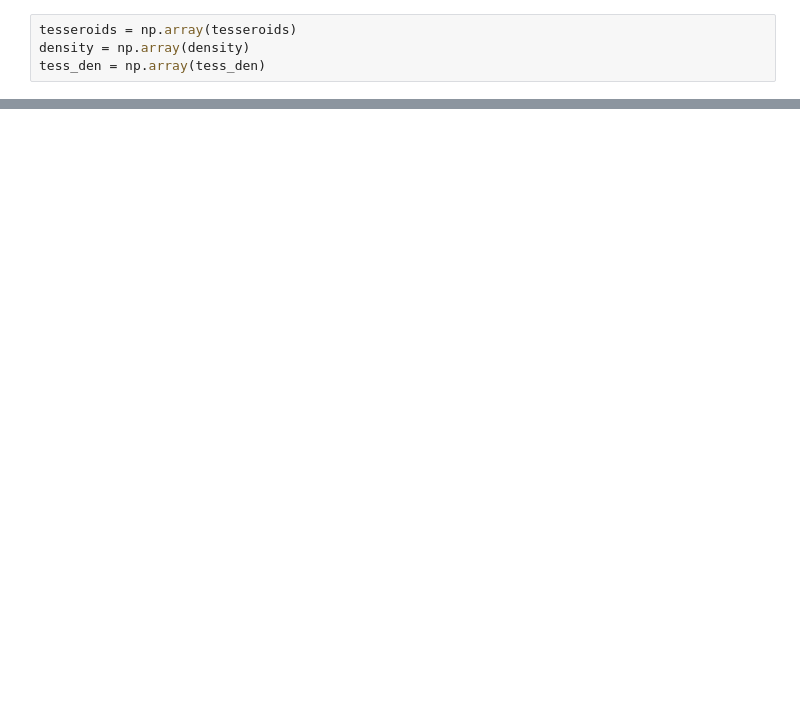
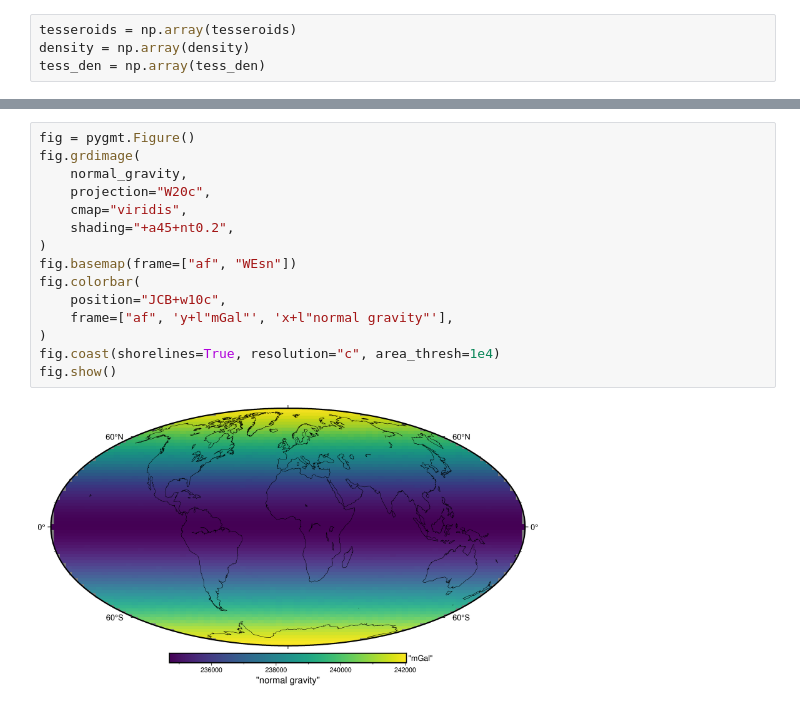
Before and after one commit to AmitavaDutta/gravity_tesseroids, a Jupyter notebook: gravity_distribution_tesseroids.ipynb, the cells around one changed output, grey strips where cells are left out. Drawn from its saved outputs; the diff is of its cells as text; blank space fills up the shorter version.

```diff
--- a/gravity_distribution_tesseroids.ipynb
+++ b/gravity_distribution_tesseroids.ipynb
@@ -366,0 +331,17 @@ np.shape(tesseroids)
+# %%
+fig = pygmt.Figure()
+fig.grdimage(
+    normal_gravity,
+    projection="W20c",
+    cmap="viridis",
+    shading="+a45+nt0.2",
+)
+fig.basemap(frame=["af", "WEsn"])
+fig.colorbar(
+    position="JCB+w10c",
+    frame=["af", 'y+l"mGal"', 'x+l"normal gravity"'],
+)
+fig.coast(shorelines=True, resolution="c", area_thresh=1e4)
+fig.show()
+# %% [output]
+[figure, added]
```
Also changed, not shown: parts of 26 cells of this notebook.
